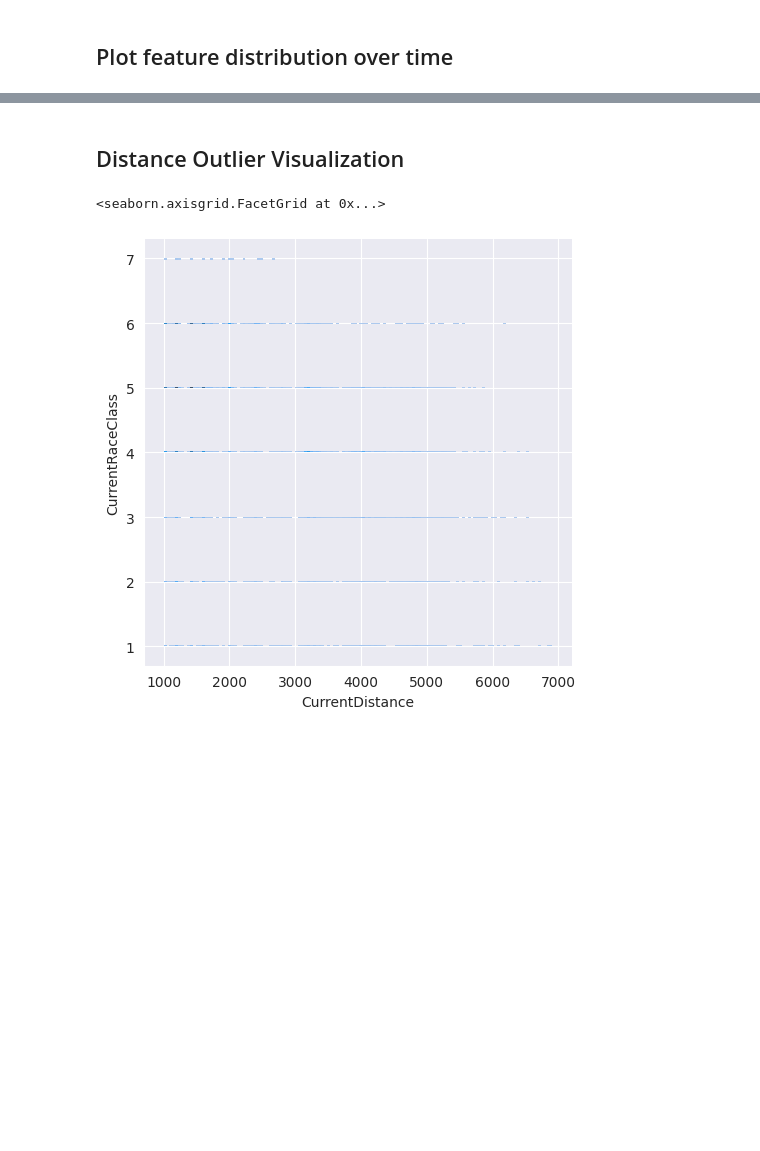
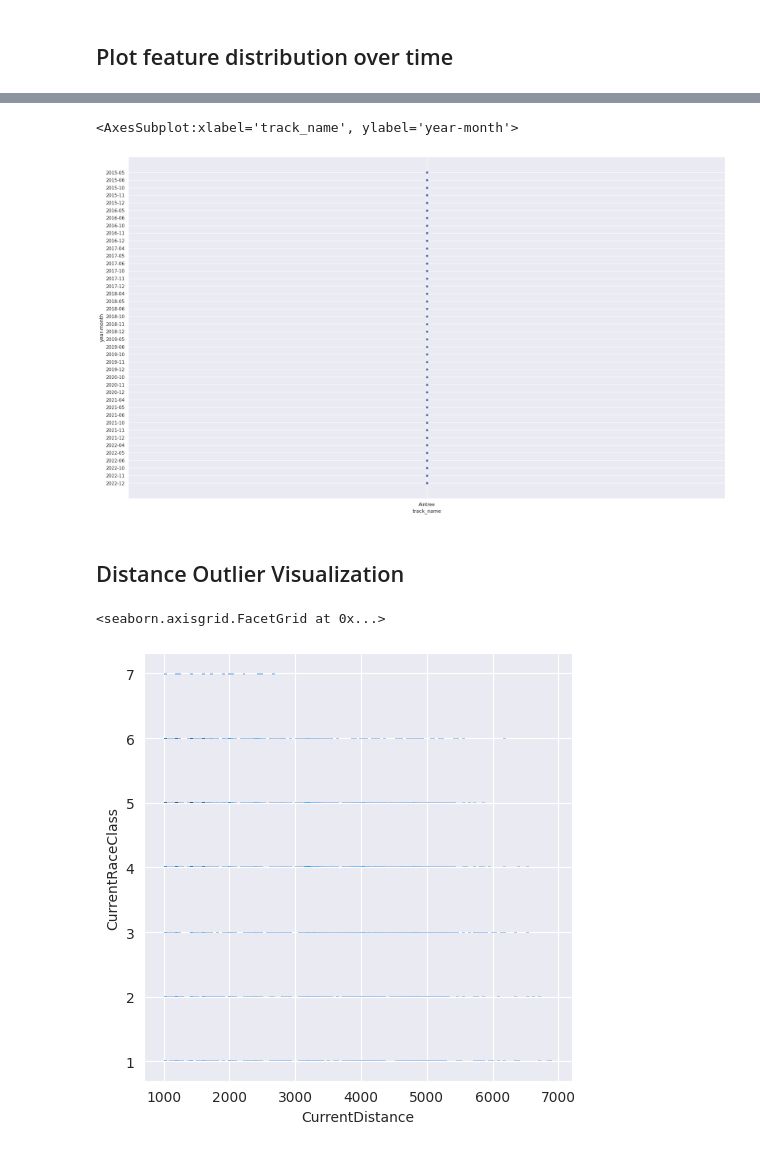
Before and after one commit to Dateb/WageringSystem, a Jupyter notebook: notebooks/EDA.ipynb, the cells around one changed output, grey strips where cells are left out. Cells and saved outputs as stored; diff of their text form; code cells hidden in the pictures; blank space fills up the shorter version.

```diff
--- a/notebooks/EDA.ipynb
+++ b/notebooks/EDA.ipynb
@@ -69,3 +67,11 @@ year-month
+# %%
+races_df["track_name"] = races_df["race_name"].astype(str).str[:-2]
+
+races_df = races_df[races_df["track_name"] == "Aintree"]
+sns.scatterplot(data=races_df, x="track_name", y="year-month")
+# %% [output]
+<AxesSubplot:xlabel='track_name', ylabel='year-month'>
+[figure, added]
 # %% [markdown]
 ## Distance Outlier Visualization
 # %%
```
Also changed, not shown: parts of 4 cells of this notebook, 20 other files.
